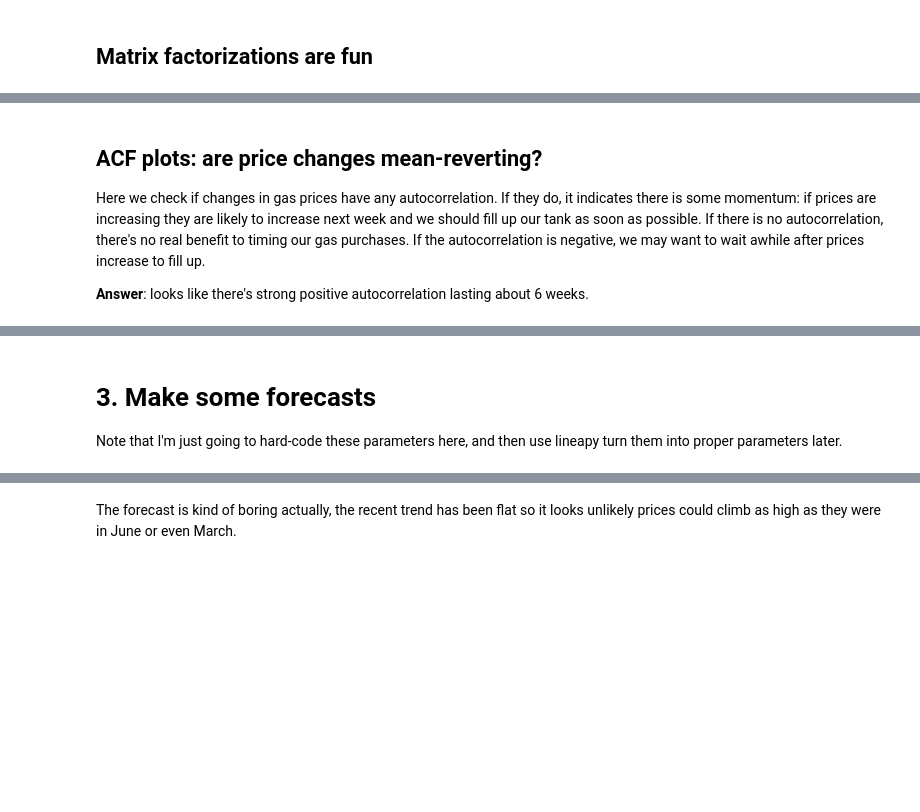
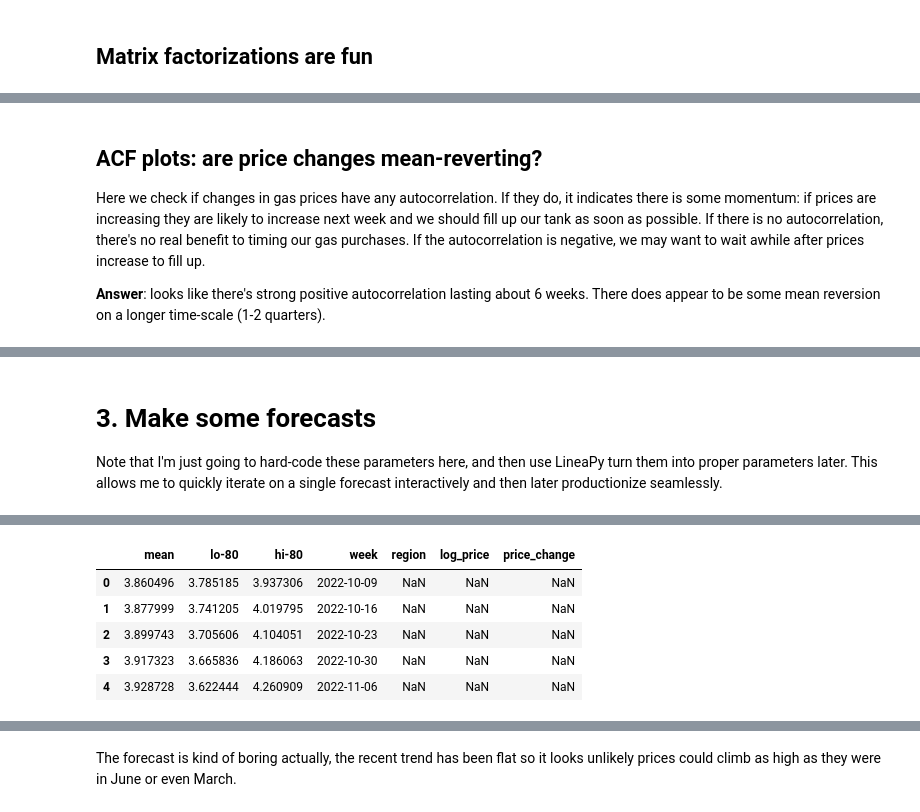
Before and after one commit to seanjtaylor/gas-price-forecast, a Jupyter notebook: index.ipynb, the cells around one changed output, grey strips where cells are left out. Drawn from its saved outputs; the diff is of its cells as text; code cells hidden in the pictures; blank space fills up the shorter version.

```diff
--- a/index.ipynb
+++ b/index.ipynb
@@ -56,9 +52,14 @@ df = pd.read_excel(
     skiprows=2,
     parse_dates=["Date"],
 ).rename(
-    columns=lambda c: c.replace("Weekly ", "").replace(
-        " All Grades All Formulations Retail Gasoline Prices  (Dollars per Gallon)", ""
-    )
+    columns=lambda c: re.sub(
+        "\(PADD 1[A-C]\)",
+        "",
+        c.replace("Weekly ", "").replace(
+            " All Grades All Formulations Retail Gasoline Prices  (Dollars per Gallon)",
+            "",
+        ),
+    ).strip()
 )
 # %% [output]
 [interactive output not drawn]
@@ -220,7 +234,7 @@ components_plot
 
 Here we check if changes in gas prices have any autocorrelation. If they do, it indicates there is some momentum: if prices are increasing they are likely to increase next week and we should fill up our tank as soon as possible. If there is no autocorrelation, there's no real benefit to timing our gas purchases. If the autocorrelation is negative, we may want to wait awhile after prices increase to fill up.
 
-**Answer**: looks like there's strong positive autocorrelation lasting about 6 weeks.
+**Answer**: looks like there's strong positive autocorrelation lasting about 6 weeks. There does appear to be some mean reversion on a longer time-scale (1-2 quarters).
 # %%
 region = "U.S."
 auto_correlation = (
@@ -242,7 +256,7 @@ acf_plot
 # %% [markdown]
 # 3. Make some forecasts
 
-Note that I'm just going to hard-code these parameters here, and then use lineapy turn them into proper parameters later.
+Note that I'm just going to hard-code these parameters here, and then use LineaPy turn them into proper parameters later. This allows me to quickly iterate on a single forecast interactively and then later productionize seamlessly.
 # %%
 H = 13
 CI = 80
@@ -262,19 +279,26 @@ AutoARIMA
 # %%
 raw_forecast = m_aa.predict(h=H, level=(CI,))
 raw_forecast_exp = {key: np.exp(value) for key, value in raw_forecast.items()}
 forecast = pd.DataFrame(raw_forecast_exp).assign(
     week=pd.date_range(train["week"].max(), periods=H, freq="W")
     + pd.Timedelta("7 days")
 )
 forecast = pd.concat(
     [
         forecast,
         train.tail(1)
         .rename(columns={"price": "mean"})
         .assign(**{f"lo-{CI}": lambda x: x["mean"], f"hi-{CI}": lambda x: x["mean"]}),
     ]
 )
+forecast.head()
 # %% [output]
+|  | mean | lo-80 | hi-80 | week | region | log_price | price_change |
+| 0 | 3.860496 | 3.785185 | 3.937306 | 2022-10-09 | NaN | NaN | NaN |
+| 1 | 3.877999 | 3.741205 | 4.019795 | 2022-10-16 | NaN | NaN | NaN |
+| 2 | 3.899743 | 3.705606 | 4.104051 | 2022-10-23 | NaN | NaN | NaN |
+| 3 | 3.917323 | 3.665836 | 4.186063 | 2022-10-30 | NaN | NaN | NaN |
+| 4 | 3.928728 | 3.622444 | 4.260909 | 2022-11-06 | NaN | NaN | NaN |
 [interactive output not drawn]
 # %%
 uncertainty_plot = (
```
Also changed, not shown: parts of 29 cells of this notebook, 7 other files.
